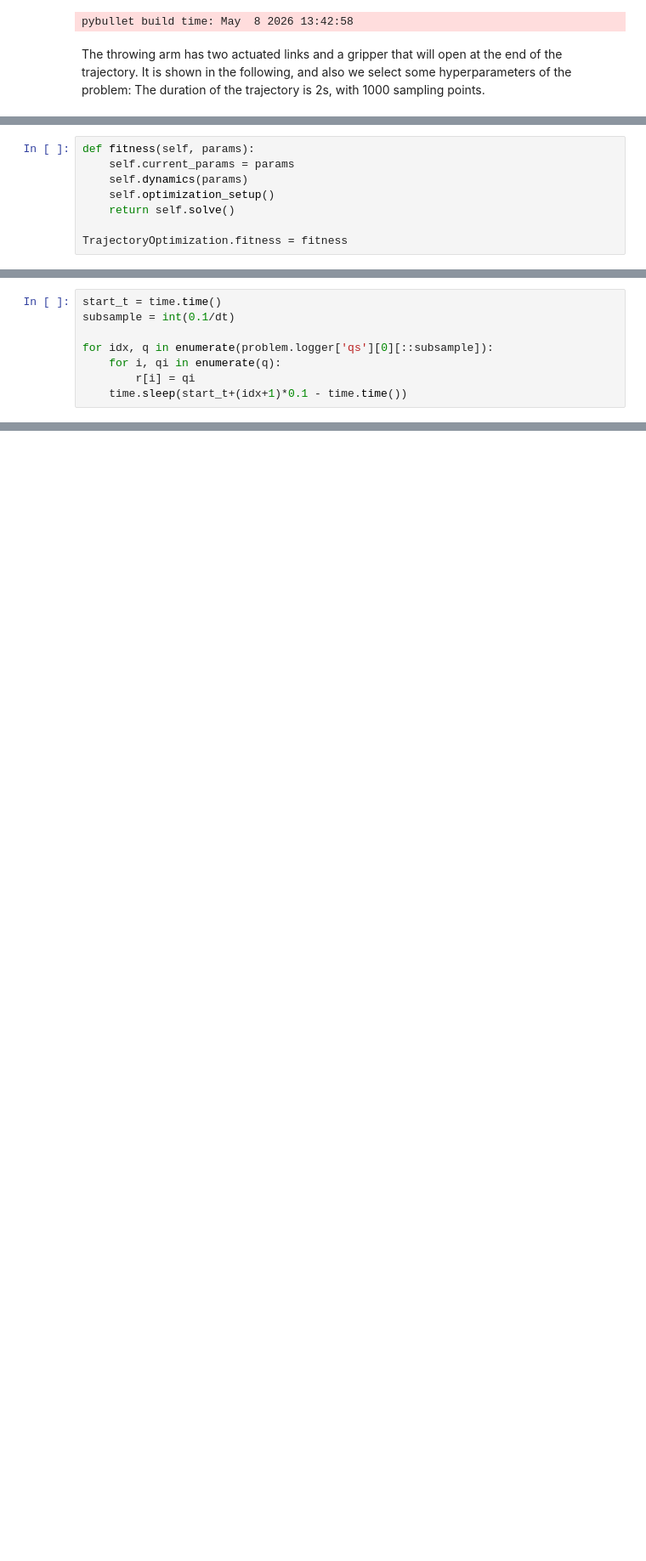
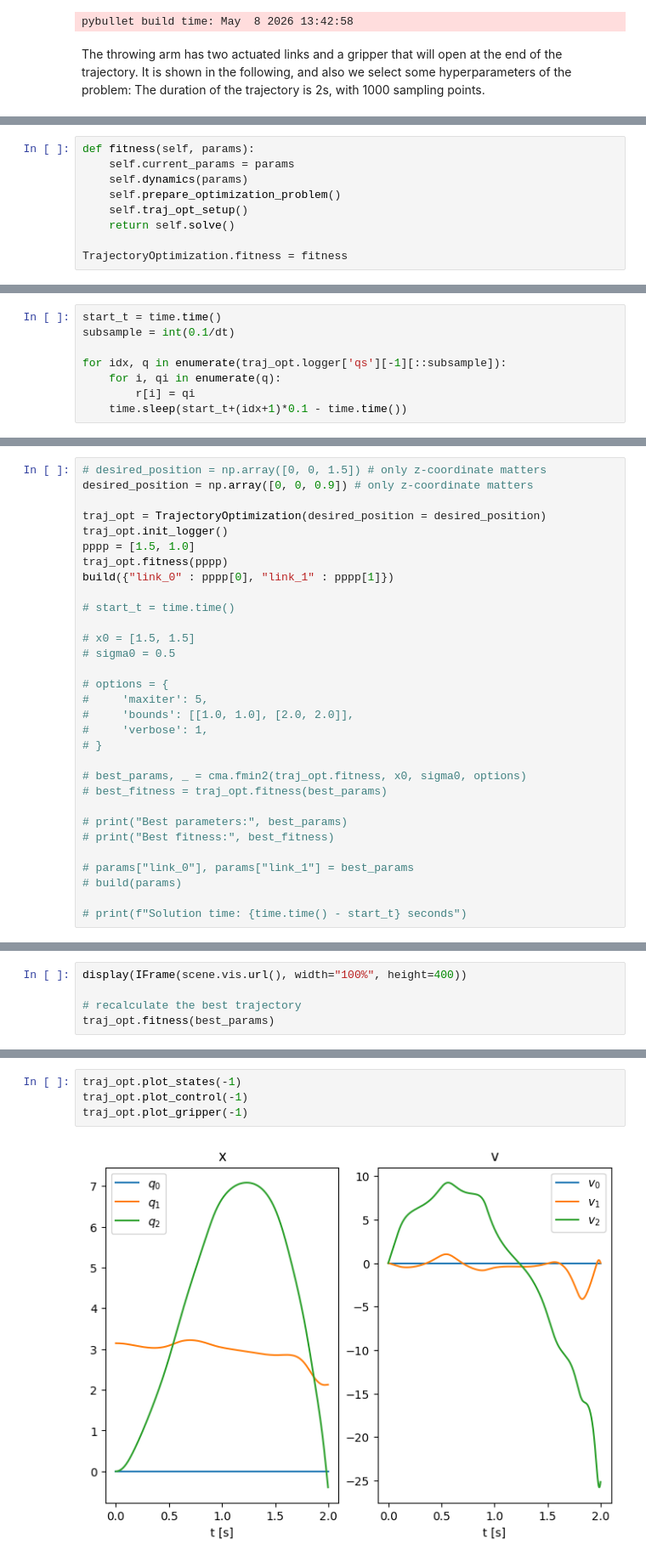
Before and after one commit to air-course/tutorial16, a Jupyter notebook: teacher_pt2.ipynb, the cells around one changed output, grey strips where cells are left out. Shown at 85% size. Cells and saved outputs as stored; diff of their text form; blank space fills up the shorter version.

```diff
--- a/teacher_pt2.ipynb
+++ b/teacher_pt2.ipynb
@@ -371,7 +373,8 @@ TrajectoryOptimization.solve = solve
 def fitness(self, params):
     self.current_params = params
     self.dynamics(params)
-    self.optimization_setup()
+    self.prepare_optimization_problem()
+    self.traj_opt_setup()
     return self.solve()
 
 TrajectoryOptimization.fitness = fitness
@@ -425,7 +464,7 @@ scene.add_robot(r)
 start_t = time.time()
 subsample = int(0.1/dt)
 
-for idx, q in enumerate(problem.logger['qs'][0][::subsample]):
+for idx, q in enumerate(traj_opt.logger['qs'][-1][::subsample]):
     for i, qi in enumerate(q):
         r[i] = qi
     time.sleep(start_t+(idx+1)*0.1 - time.time())
@@ -455,0 +547,31 @@ TrajectoryOptimization.additional_constraints_costs = additional_constraints_cos
+# %%
+# desired_position = np.array([0, 0, 1.5]) # only z-coordinate matters
+desired_position = np.array([0, 0, 0.9]) # only z-coordinate matters
+
+traj_opt = TrajectoryOptimization(desired_position = desired_position)
+traj_opt.init_logger()
+pppp = [1.5, 1.0]
+traj_opt.fitness(pppp)
+build({"link_0" : pppp[0], "link_1" : pppp[1]})
+
+# start_t = time.time()
+
+# x0 = [1.5, 1.5]
+# sigma0 = 0.5
+
+# options = {
+#     'maxiter': 5,
+#     'bounds': [[1.0, 1.0], [2.0, 2.0]],
+#     'verbose': 1,
+# }
+
+# best_params, _ = cma.fmin2(traj_opt.fitness, x0, sigma0, options)
+# best_fitness = traj_opt.fitness(best_params)
+
+# print("Best parameters:", best_params)
+# print("Best fitness:", best_fitness)
+
+# params["link_0"], params["link_1"] = best_params
+# build(params)
+
+# print(f"Solution time: {time.time() - start_t} seconds")
@@ -455,0 +582,5 @@ TrajectoryOptimization.additional_constraints_costs = additional_constraints_cos
+# %%
+display(IFrame(scene.vis.url(), width="100%", height=400))
+
+# recalculate the best trajectory
+traj_opt.fitness(best_params)
@@ -455,0 +598,6 @@ TrajectoryOptimization.additional_constraints_costs = additional_constraints_cos
+# %%
+traj_opt.plot_states(-1)
+traj_opt.plot_control(-1)
+traj_opt.plot_gripper(-1)
+# %% [output]
+[figure, added]
```
Also changed, not shown: parts of 28 cells of this notebook, 14 other files.
